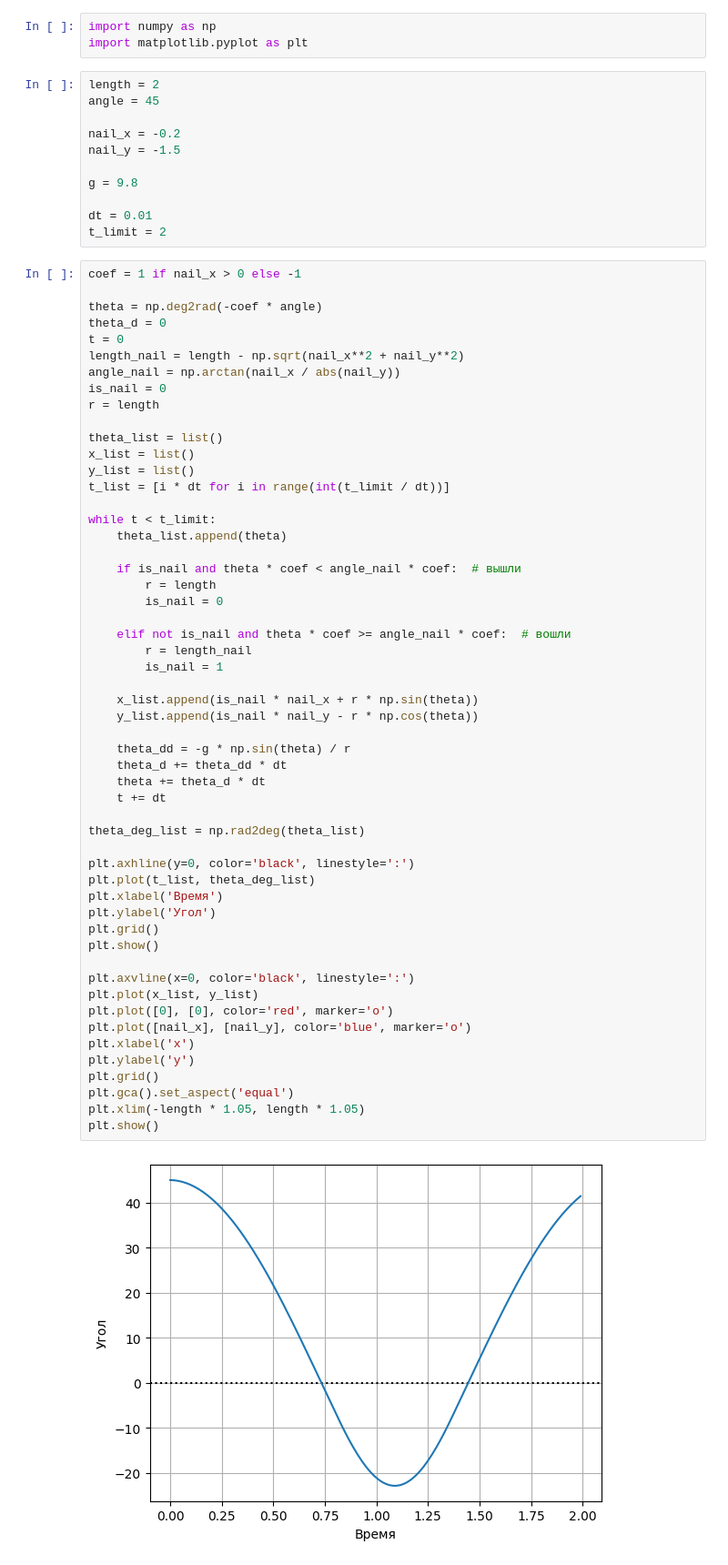
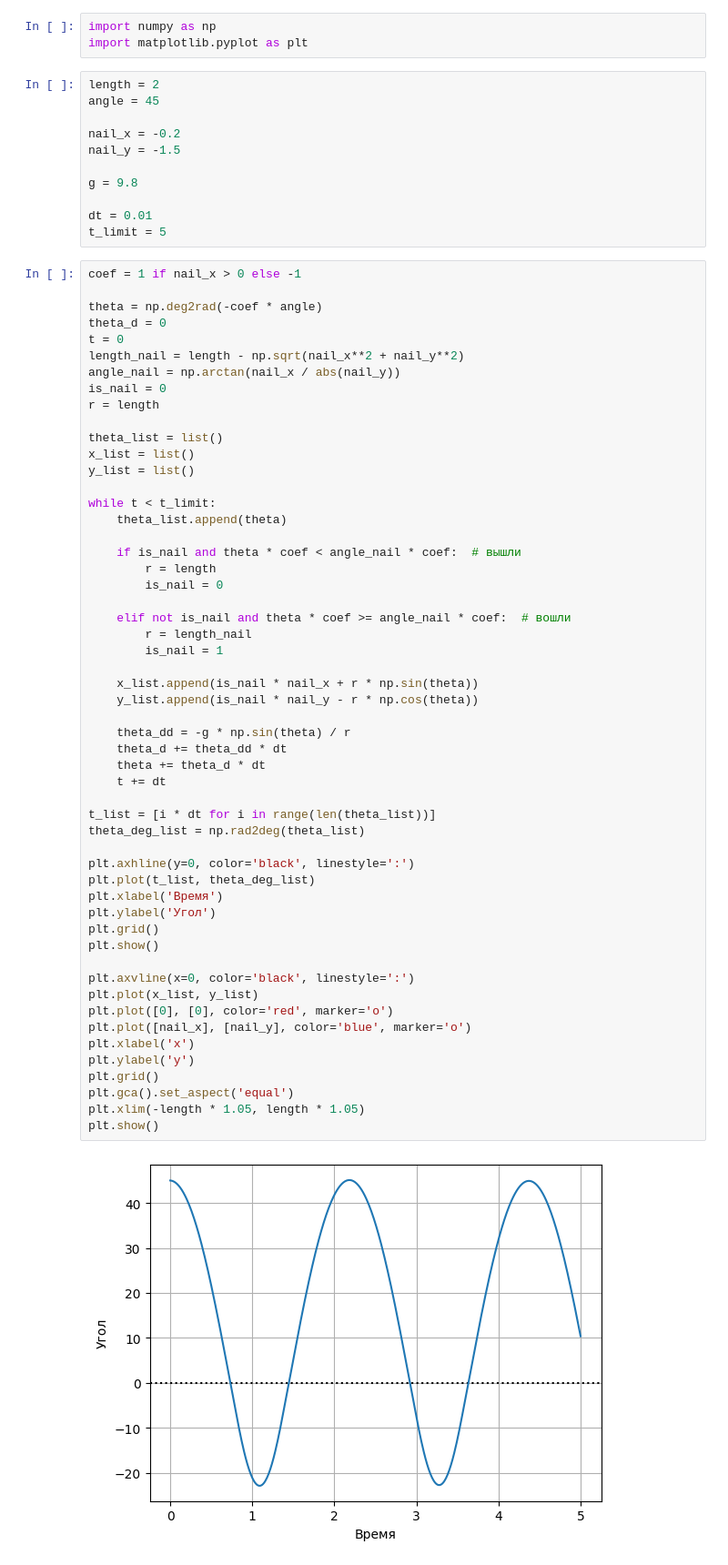
Before and after one commit to abgcw-dead/u-system-modeling, a Jupyter notebook: 9 Маятник/Pendulum.ipynb, the cells around one changed output. Shown: that part at 91% size. Drawn from its saved outputs; the diff is of its cells as text.

```diff
--- a/9 Маятник/Pendulum.ipynb
+++ b/9 Маятник/Pendulum.ipynb
@@ -11,7 +11,7 @@ nail_y = -1.5
 g = 9.8
 
 dt = 0.01
-t_limit = 2
+t_limit = 5
 # %%
 coef = 1 if nail_x > 0 else -1
 
@@ -26,7 +26,6 @@ r = length
 theta_list = list()
 x_list = list()
 y_list = list()
-t_list = [i * dt for i in range(int(t_limit / dt))]
 
 while t < t_limit:
     theta_list.append(theta)
@@ -40,32 +39,33 @@ while t < t_limit:
         is_nail = 1
 
     x_list.append(is_nail * nail_x + r * np.sin(theta))
     y_list.append(is_nail * nail_y - r * np.cos(theta))
 
     theta_dd = -g * np.sin(theta) / r
     theta_d += theta_dd * dt
     theta += theta_d * dt
     t += dt
 
+t_list = [i * dt for i in range(len(theta_list))]
 theta_deg_list = np.rad2deg(theta_list)
 
 plt.axhline(y=0, color='black', linestyle=':')
 plt.plot(t_list, theta_deg_list)
 plt.xlabel('Время')
 plt.ylabel('Угол')
 plt.grid()
 plt.show()
 
 plt.axvline(x=0, color='black', linestyle=':')
 plt.plot(x_list, y_list)
 plt.plot([0], [0], color='red', marker='o')
 plt.plot([nail_x], [nail_y], color='blue', marker='o')
 plt.xlabel('x')
 plt.ylabel('y')
 plt.grid()
 plt.gca().set_aspect('equal')
 plt.xlim(-length * 1.05, length * 1.05)
 plt.show()
 # %% [output]
-[figure, old version]
+[figure, new version]
 [figure]
```
